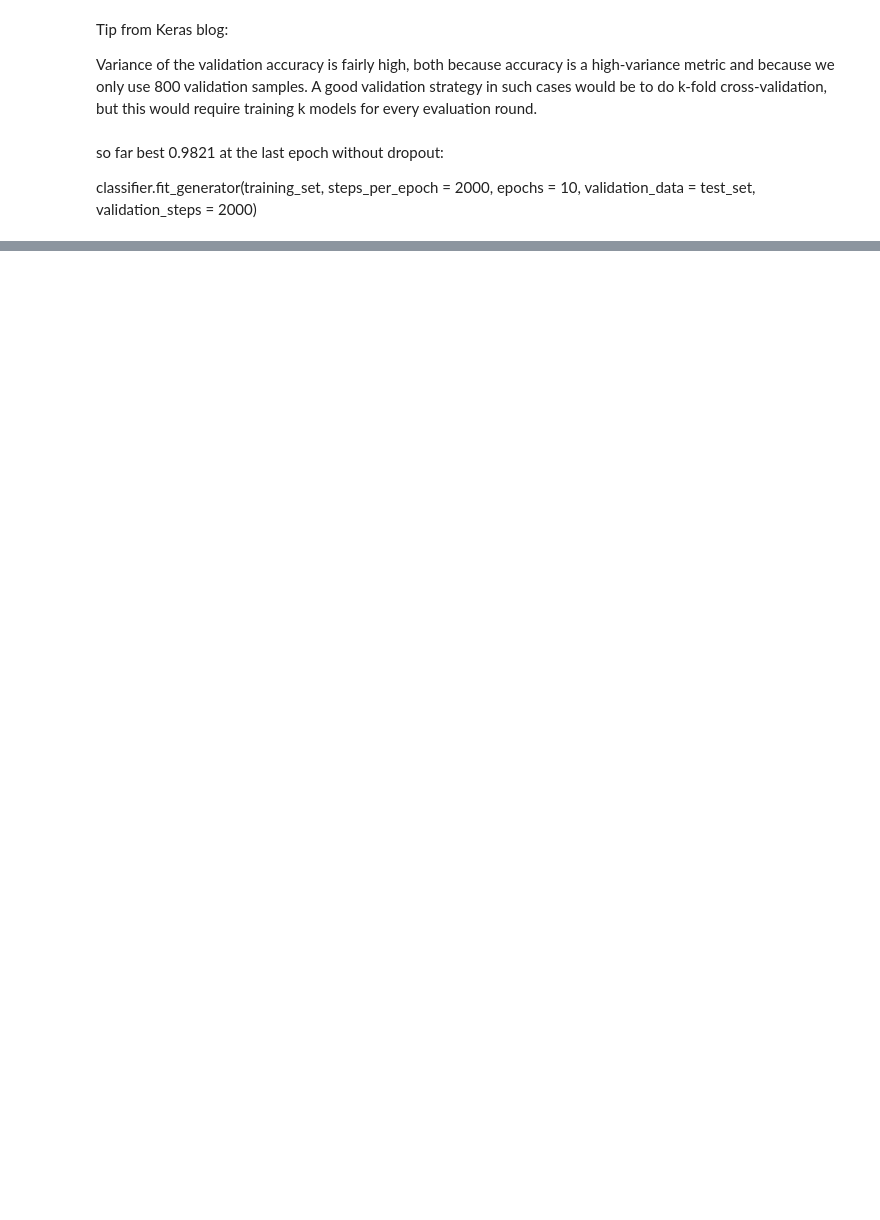
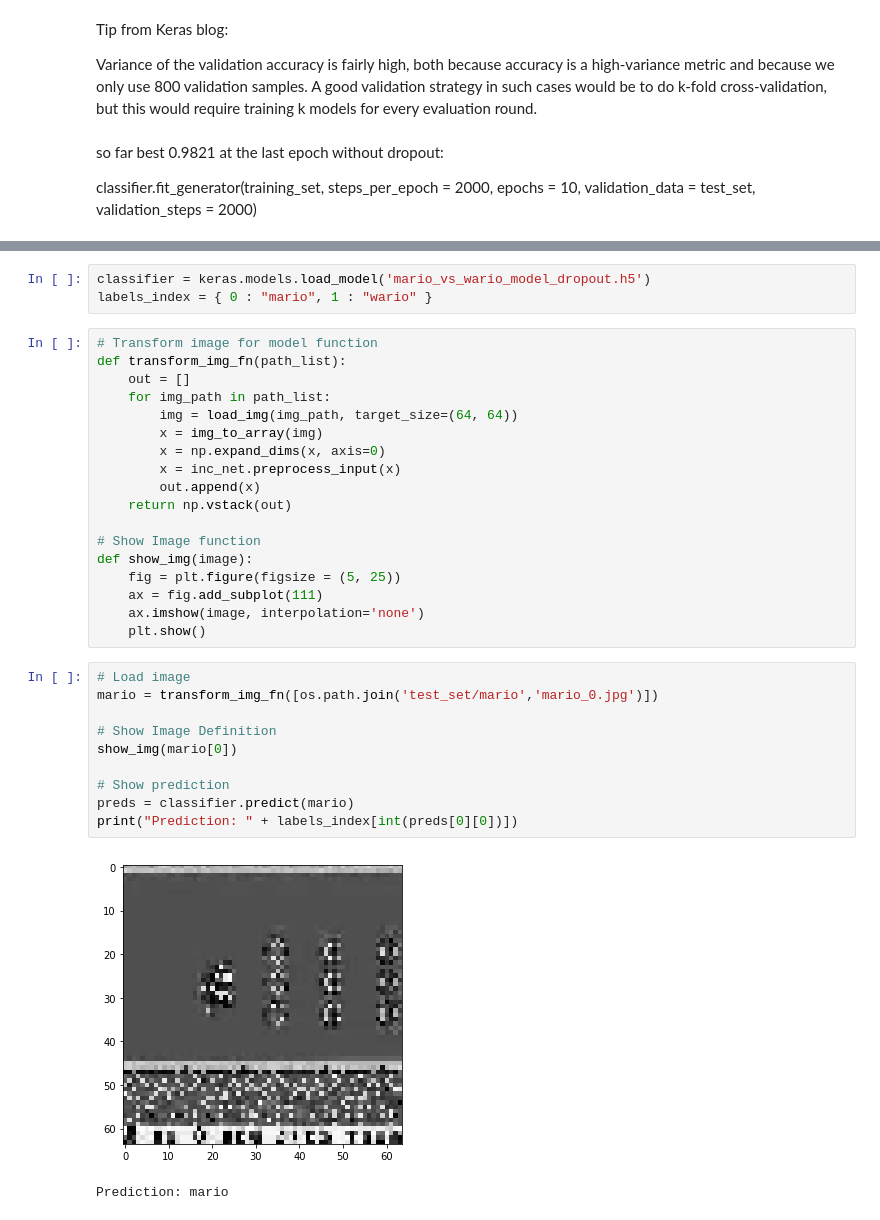
Before and after one commit to erykml/mario_vs_wario, a Jupyter notebook: mario_vs_wario.ipynb, the cells around one changed output, grey strips where cells are left out. Cells and saved outputs as stored; diff of their text form; blank space fills up the shorter version.

```diff
--- a/mario_vs_wario.ipynb
+++ b/mario_vs_wario.ipynb
@@ -319,0 +370,34 @@ classifier.save('mario_vs_wario_model.h5')
+# %%
+classifier = keras.models.load_model('mario_vs_wario_model_dropout.h5')
+labels_index = { 0 : "mario", 1 : "wario" }
+# %%
+# Transform image for model function
+def transform_img_fn(path_list):
+    out = []
+    for img_path in path_list:
+        img = load_img(img_path, target_size=(64, 64))
+        x = img_to_array(img)
+        x = np.expand_dims(x, axis=0)
+        x = inc_net.preprocess_input(x)
+        out.append(x)
+    return np.vstack(out)
+
+# Show Image function
+def show_img(image):
+    fig = plt.figure(figsize = (5, 25))
+    ax = fig.add_subplot(111)
+    ax.imshow(image, interpolation='none')
+    plt.show()
+# %%
+# Load image
+mario = transform_img_fn([os.path.join('test_set/mario','mario_0.jpg')])
+
+# Show Image Definition
+show_img(mario[0])
+
+# Show prediction
+preds = classifier.predict(mario)
+print("Prediction: " + labels_index[int(preds[0][0])])
+# %% [output]
+[figure, added]
+Prediction: mario
```
Also changed, not shown: parts of 28 cells of this notebook.
